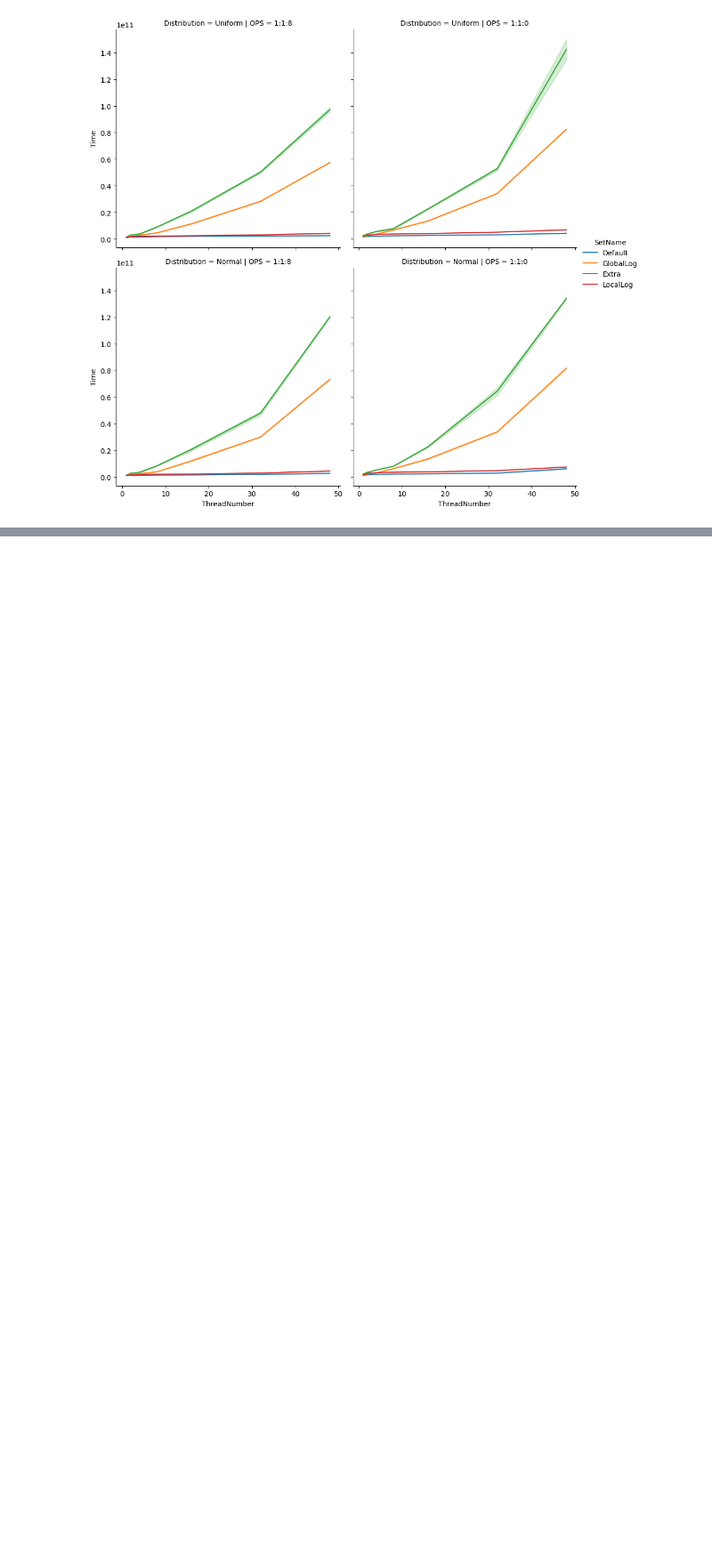
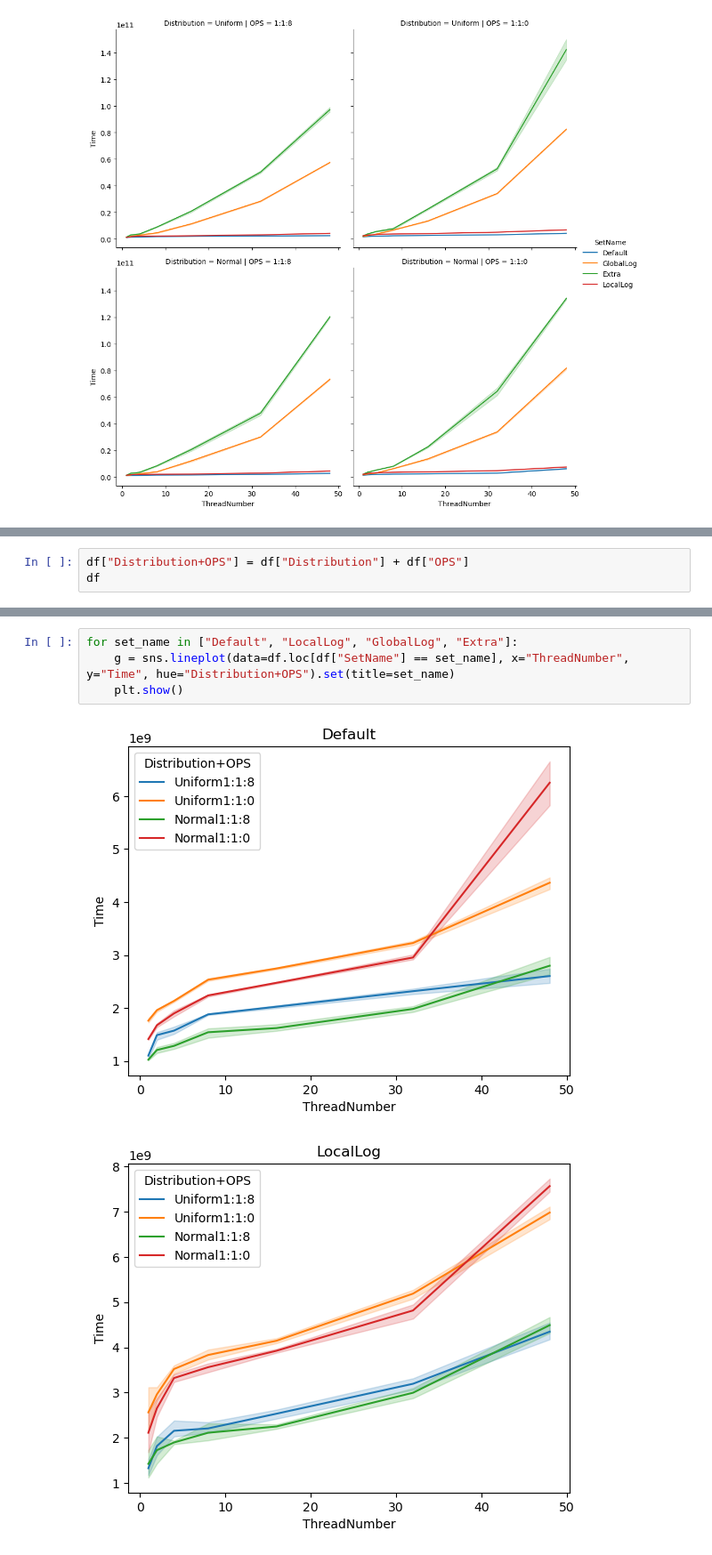
Before and after one commit to finpluto/DD2443-Lab3, a Jupyter notebook: plotting/playground.ipynb, the cells around one changed output, grey strips where cells are left out. Shown: that part at 89% size. Saved outputs shown, nothing was run; the diff lists cells and outputs as text; blank space fills up the shorter version.

```diff
--- a/plotting/playground.ipynb
+++ b/plotting/playground.ipynb
@@ -40,0 +44,3 @@ sns.catplot(data=draw_df1, x="ThreadNumber", y="Discrepancy", hue="SetName", col
+# %%
+df["Distribution+OPS"] = df["Distribution"] + df["OPS"]
+df
@@ -40,0 +61,7 @@ sns.catplot(data=draw_df1, x="ThreadNumber", y="Discrepancy", hue="SetName", col
+# %%
+for set_name in ["Default", "LocalLog", "GlobalLog", "Extra"]:
+    g = sns.lineplot(data=df.loc[df["SetName"] == set_name], x="ThreadNumber", y="Time", hue="Distribution+OPS").set(title=set_name)
+    plt.show()
+# %% [output]
+[figure, added]
+[figure, added]
```
Also changed, not shown: parts of 4 cells of this notebook, 8 other files.
